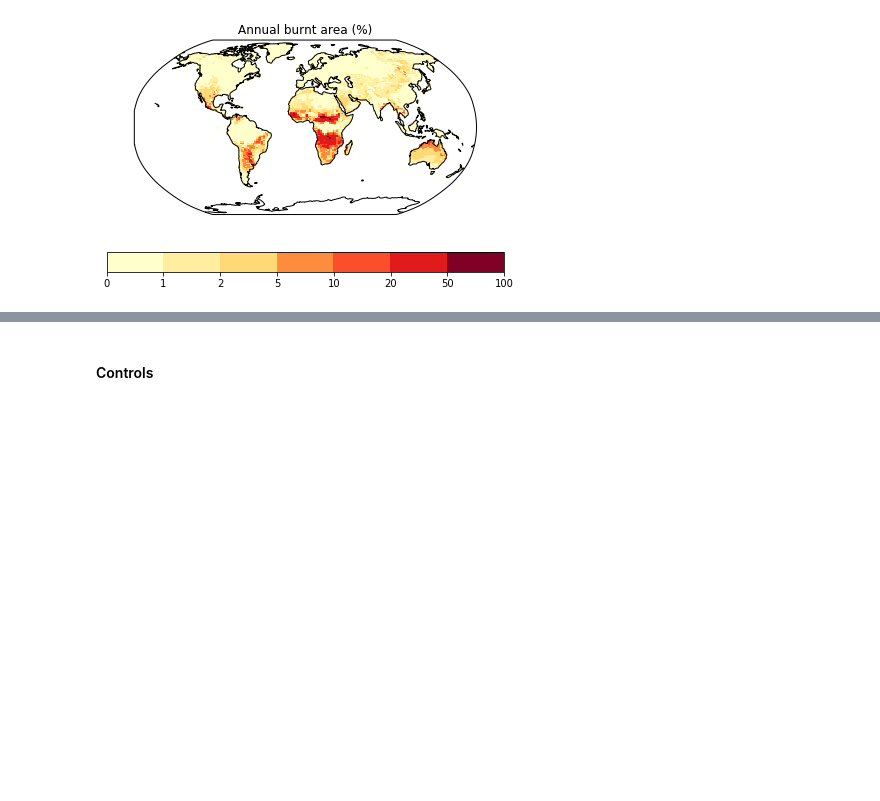
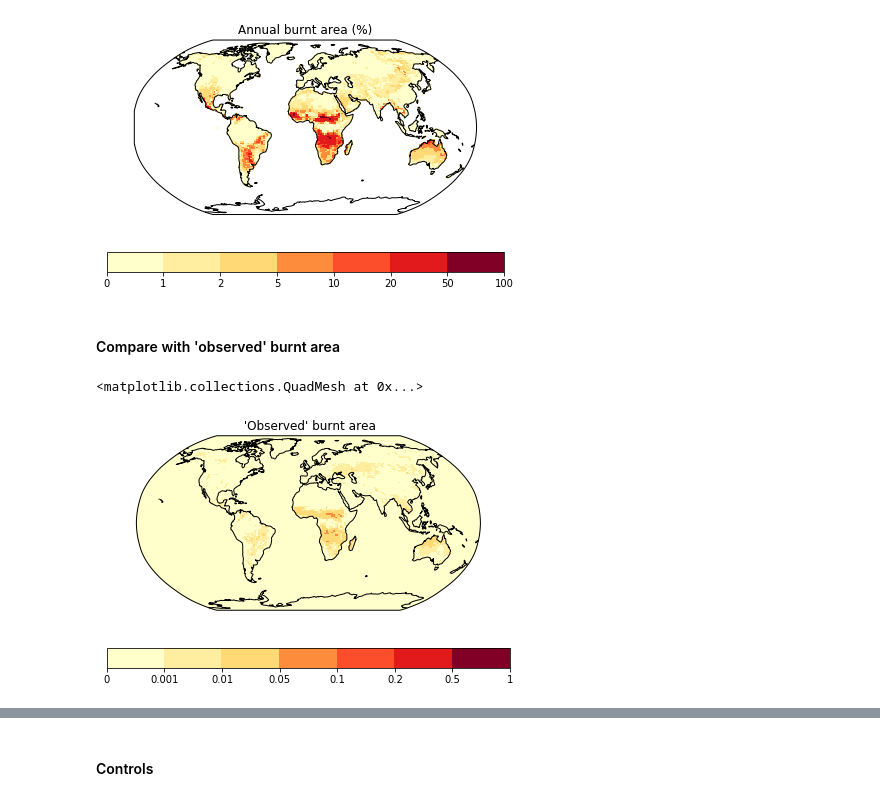
Before and after one commit to douglask3/UKESM-ConFire, a Jupyter notebook: notebooks/make_model_output.ipynb, the cells around one changed output, grey strips where cells are left out. Drawn from its saved outputs; the diff is of its cells as text; code cells hidden in the pictures; blank space fills up the shorter version.

Commit message:
Attempted remasking of fire data

```diff
--- a/notebooks/make_model_output.ipynb
+++ b/notebooks/make_model_output.ipynb
@@ -370,3 +370,20 @@ plot_lonely_cube(burnt_area, levels = [0, 1, 2, 5, 10, 20, 50, 100], cmap = "bre
 # %% [output]
 <matplotlib.collections.QuadMesh at 0x...>
 [figure]
+# %% [markdown]
+#### Compare with 'observed' burnt area
+# %%
+file = {'observed_burnt_area': 'fire2000-2014_masked.nc'}
+obs_BA = iris.load_cube(dir + file['observed_burnt_area'])
+
+obs_BA.long_name = " 'Observed' burnt area"
+# print(obs_BA.data) # Gives numpy arrays of data (mulitply by mask?)
+
+dat = obs_BA.collapsed('time', iris.analysis.MEAN)
+dat = dat.data * 12 # To make annual
+
+plot_lonely_cube(dat, 1, 1, 1, cmap = 'brewer_YlOrRd_09', levels = [0, 0.001, 0.01, 0.05, 0.10, 0.20, 0.50, 1])
+#print(dat)
+# %% [output]
+<matplotlib.collections.QuadMesh at 0x...>
+[figure, added]
```
Also changed, not shown: parts of 2 cells of this notebook, 1 other file.
